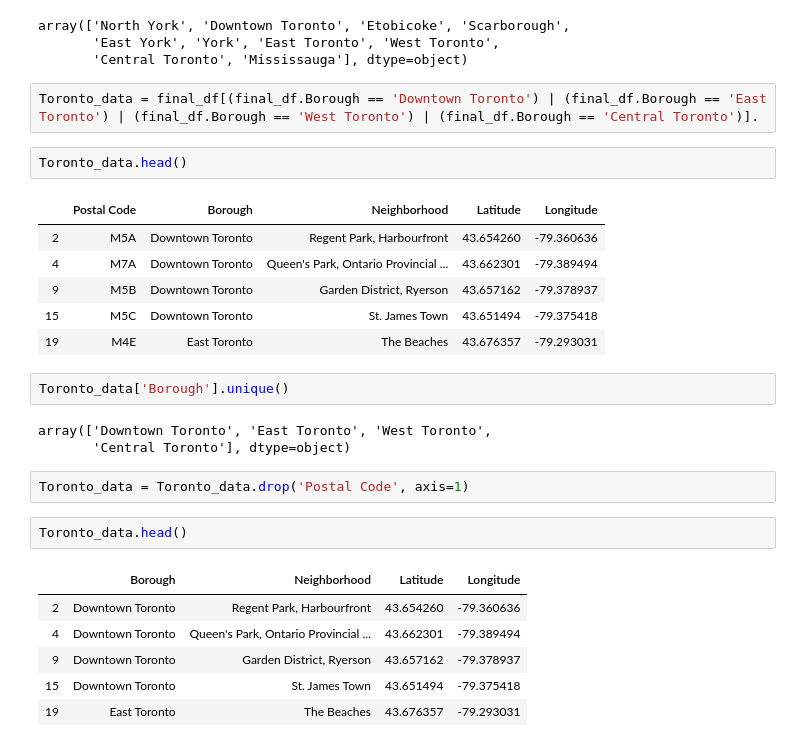
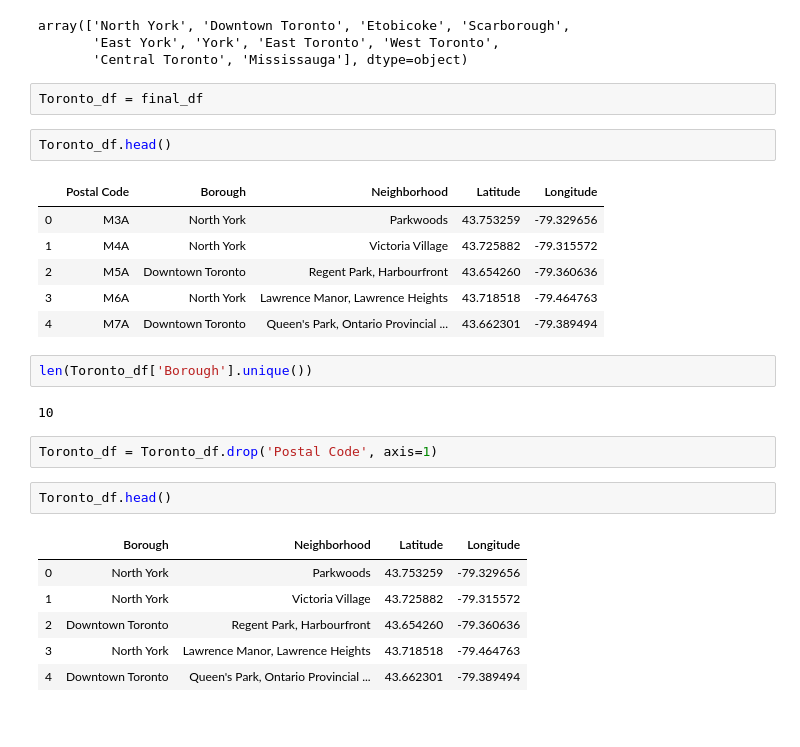
Before and after one commit to Roland-coder/Coursera_Capstone, a Jupyter notebook: Capstone_project.ipynb, the cells around one changed output. Cells and saved outputs as stored; diff of their text form.

Commit message:
Toronto clusters

```diff
--- a/Capstone_project.ipynb
+++ b/Capstone_project.ipynb
@@ -154,30 +154,29 @@ final_df['Borough'].unique()
 array(['North York', 'Downtown Toronto', 'Etobicoke', 'Scarborough',
        'East York', 'York', 'East Toronto', 'West Toronto',
        'Central Toronto', 'Mississauga'], dtype=object)
-# %%
-Toronto_data = final_df[(final_df.Borough == 'Downtown Toronto') | (final_df.Borough == 'East Toronto') | (final_df.Borough == 'West Toronto') | (final_df.Borough == 'Central Toronto')].
+# %%
+Toronto_df = final_df
 # %%
-Toronto_data.head()
+Toronto_df.head()
 # %% [output]
 |  | Postal Code | Borough | Neighborhood | Latitude | Longitude |
+| 0 | M3A | North York | Parkwoods | 43.753259 | -79.329656 |
+| 1 | M4A | North York | Victoria Village | 43.725882 | -79.315572 |
 | 2 | M5A | Downtown Toronto | Regent Park, Harbourfront | 43.654260 | -79.360636 |
+| 3 | M6A | North York | Lawrence Manor, Lawrence Heights | 43.718518 | -79.464763 |
 | 4 | M7A | Downtown Toronto | Queen's Park, Ontario Provincial ... | 43.662301 | -79.389494 |
-| 9 | M5B | Downtown Toronto | Garden District, Ryerson | 43.657162 | -79.378937 |
-| 15 | M5C | Downtown Toronto | St. James Town | 43.651494 | -79.375418 |
-| 19 | M4E | East Toronto | The Beaches | 43.676357 | -79.293031 |
 # %%
-Toronto_data['Borough'].unique()
+len(Toronto_df['Borough'].unique())
 # %% [output]
-array(['Downtown Toronto', 'East Toronto', 'West Toronto',
-       'Central Toronto'], dtype=object)
+10
 # %%
-Toronto_data = Toronto_data.drop('Postal Code', axis=1)
+Toronto_df = Toronto_df.drop('Postal Code', axis=1)
 # %%
-Toronto_data.head()
+Toronto_df.head()
 # %% [output]
 |  | Borough | Neighborhood | Latitude | Longitude |
+| 0 | North York | Parkwoods | 43.753259 | -79.329656 |
+| 1 | North York | Victoria Village | 43.725882 | -79.315572 |
 | 2 | Downtown Toronto | Regent Park, Harbourfront | 43.654260 | -79.360636 |
+| 3 | North York | Lawrence Manor, Lawrence Heights | 43.718518 | -79.464763 |
 | 4 | Downtown Toronto | Queen's Park, Ontario Provincial ... | 43.662301 | -79.389494 |
-| 9 | Downtown Toronto | Garden District, Ryerson | 43.657162 | -79.378937 |
-| 15 | Downtown Toronto | St. James Town | 43.651494 | -79.375418 |
-| 19 | East Toronto | The Beaches | 43.676357 | -79.293031 |
```
Also changed, not shown: parts of 4 cells of this notebook.
